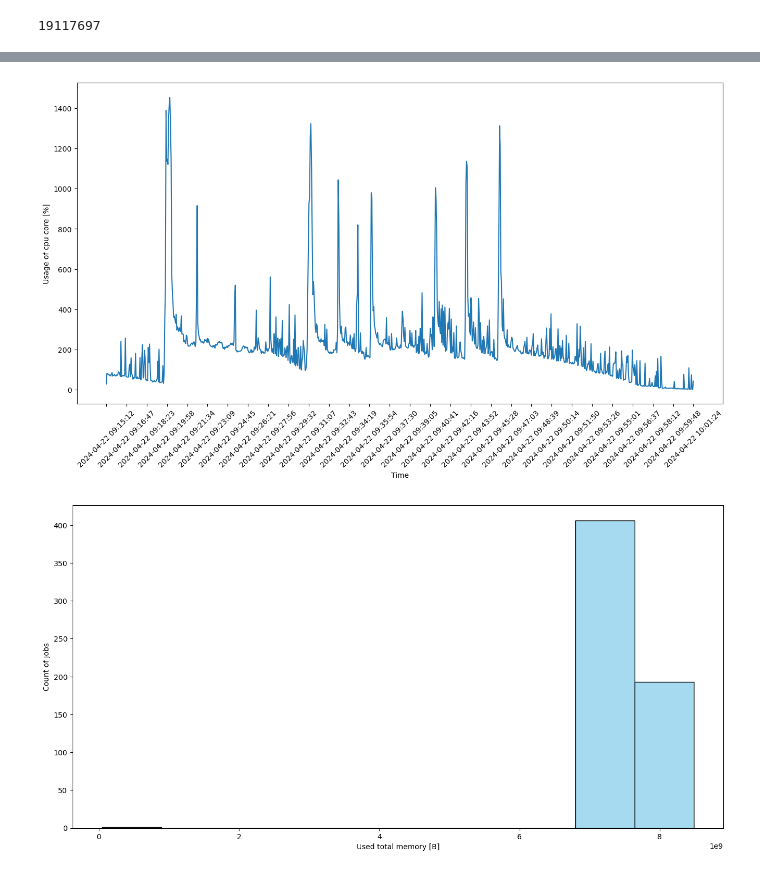
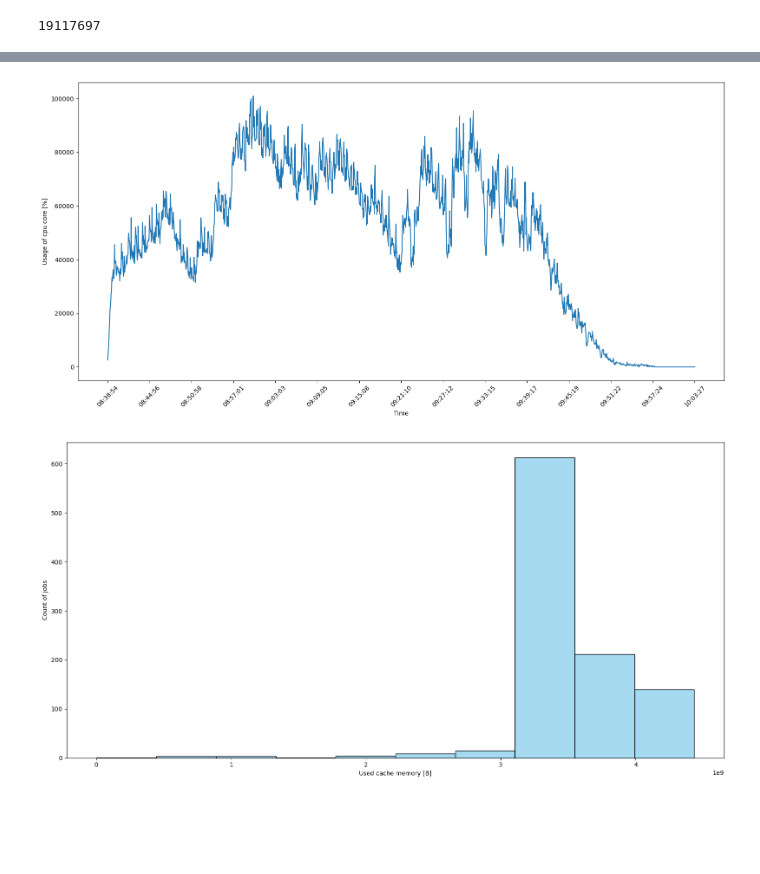
Before and after one commit to SanoScience/observability, a Jupyter notebook: Test_notebook.ipynb, the cells around one changed output, grey strips where cells are left out. Drawn from its saved outputs; the diff is of its cells as text; code cells hidden in the pictures; blank space fills up the shorter version.

```diff
--- a/Test_notebook.ipynb
+++ b/Test_notebook.ipynb
@@ -36 +36,9 @@ for i in range (10):
+# %%
+def read_data_to_df(dict_data, start_time, end_time):
+    csv_data = read_data.read_data(dict_data, start_time, end_time)
+
+    df = pd.read_csv(StringIO(csv_data))
+    df['time'] = pd.to_datetime(df['time'])
+
+    return df
 # %%
@@ -90,7 +140,20 @@ def plot_grid(df, ylabel):
     for job_id_set in job_id_sets:
         current_df = df[df['metric.attributes.slurm_job_id'].isin(job_ids)]
         plot_grid_set(current_df, ylabel)
+# %%
+def plot_single_visualisation(df, func, xlabel, ylabel):
+    fig, axes = plt.subplots(figsize=(16, 8))
+    func(df, xlabel, ylabel, axes)
+    plt.tight_layout()
+    plt.show()
+
+def plot_double_visualisation(df1, func1, xlabel1, ylabel1, df2, func2, xlabel2, ylabel2):
+    fig, axes = plt.subplots(1, 2, figsize=(16, 8))
+    func1(df1, xlabel1, ylabel1, axes[0])
+    func2(df2, xlabel2, ylabel2, axes[1])
+    plt.tight_layout()
+    plt.show()
 # %%
-start_time = '2024-04-22T09:15:13.908Z'
-end_time = '2024-04-22T10:05:20.908Z'
+start_time = '2024-06-04T08:15:13.908Z'
+end_time = '2024-06-04T11:05:20.908Z'
 # %%
@@ -122,26 +196,14 @@ plot_agregation(df, 'Time', 'Sum of cache memory usage [B]')
 # %%
-dict_data = {"metric.attributes.user": "plgkarolzajac", "name": "slurm_job_cpu_percent"}
-csv_data = read_data.read_data(dict_data, start_time, end_time)
+dict_data = {"metric.attributes.user": "plgkarolzajac", "name": "slurm_job_cpu_percentage_usage"}
+df = read_data_to_df(dict_data, start_time, end_time)
 
-df = pd.read_csv(StringIO(csv_data))
-df['time'] = pd.to_datetime(df['time'])
-
-df['time'] = df['time'].dt.floor('3s')
-df = df.groupby(['time']).sum().reset_index()
-
-plot_agregation(df, 'Time', 'Usage of cpu core [%]')
+plot_single_visualisation(df, plot_agregation, 'Time', 'Usage of cpu core [%]')
 # %% [output]
-[figure, old version]
+[figure, new version]
 # %%
-dict_data = {"metric.attributes.user": "plgkarolzajac", "name": "slurm_job_memory_total_rss"}
-csv_data = read_data.read_data(dict_data, start_time, end_time)
+dict_data = {"metric.attributes.user": "plgkarolzajac", "name": "slurm_job_memory_total_cache"}
+df = read_data_to_df(dict_data, start_time, end_time)
 
-df = pd.read_csv(StringIO(csv_data))
-df['time'] = pd.to_datetime(df['time'])
-
-grouped_df = df.groupby('metric.attributes.slurm_job_id')['value'].max().reset_index()
-
-
-plot_histogram(grouped_df, 'Used total memory [B]', 'Count of jobs')
+plot_single_visualisation(df, plot_histogram, 'Used cache memory [B]', 'Count of jobs')
 # %% [output]
-[figure, old version]
+[figure, new version]
```
Also changed, not shown: parts of 14 cells of this notebook.
